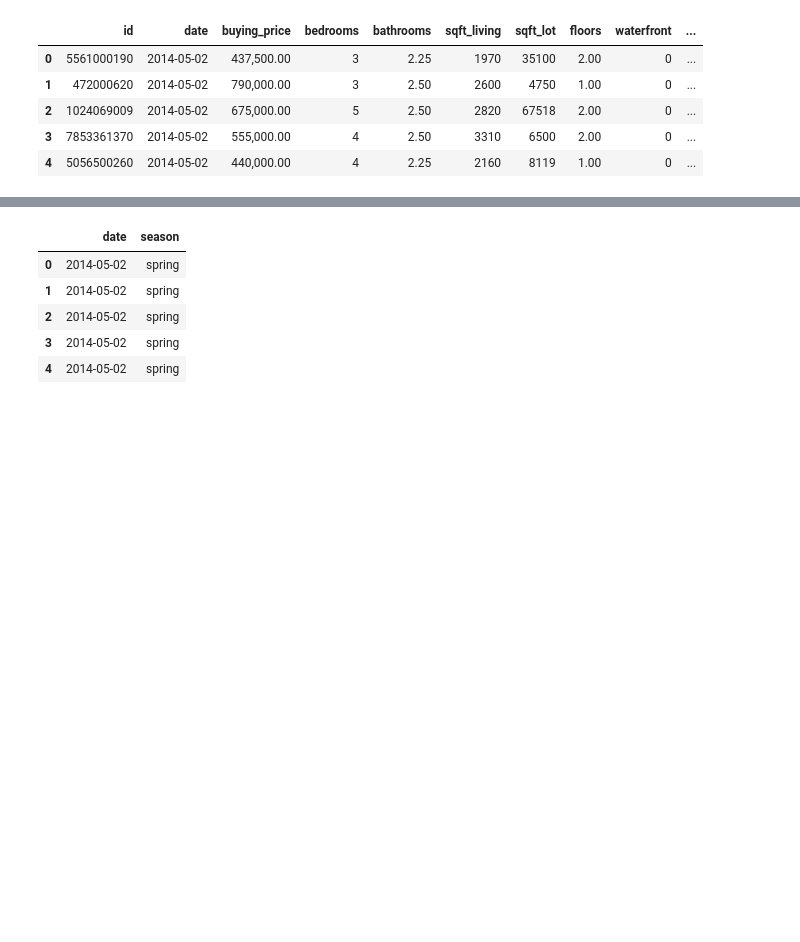
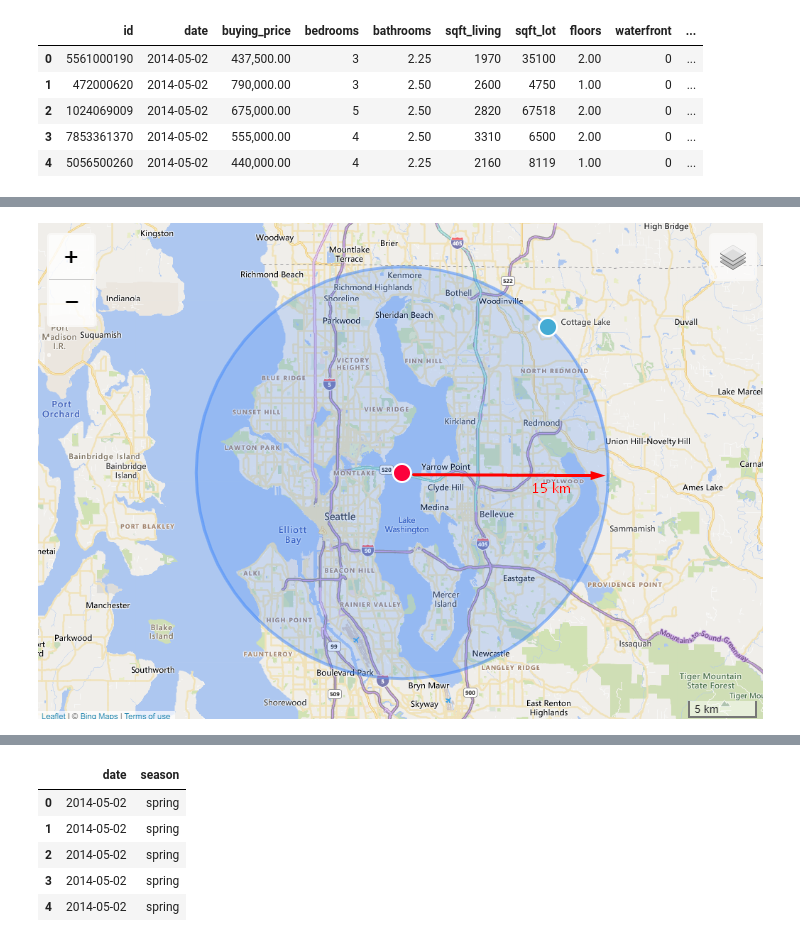
Before and after one commit to marianaborgal/P001_RealEstate_Insights, a Jupyter notebook: notebooks/P001_RealSate_Insights_v4_Conclusion.ipynb, the cells around one changed output, grey strips where cells are left out. Saved outputs shown, nothing was run; the diff lists cells and outputs as text; code cells hidden in the pictures; blank space fills up the shorter version.

```diff
--- a/notebooks/P001_RealSate_Insights_v4_Conclusion.ipynb
+++ b/notebooks/P001_RealSate_Insights_v4_Conclusion.ipynb
@@ -390,3 +394,7 @@ df3[['query','dist_fromlake']].sample(5)
+# %%
+Image('../images/radius.png')
+# %% [output]
+[figure, added]
 # %%
 # median buying price by zipcode
 a = df3[['buying_price','zipcode']].groupby('zipcode').median().reset_index().rename(columns={'buying_price': 'median_price_zipcode'})
```
Also changed, not shown: parts of 12 cells of this notebook, 2 other files.
